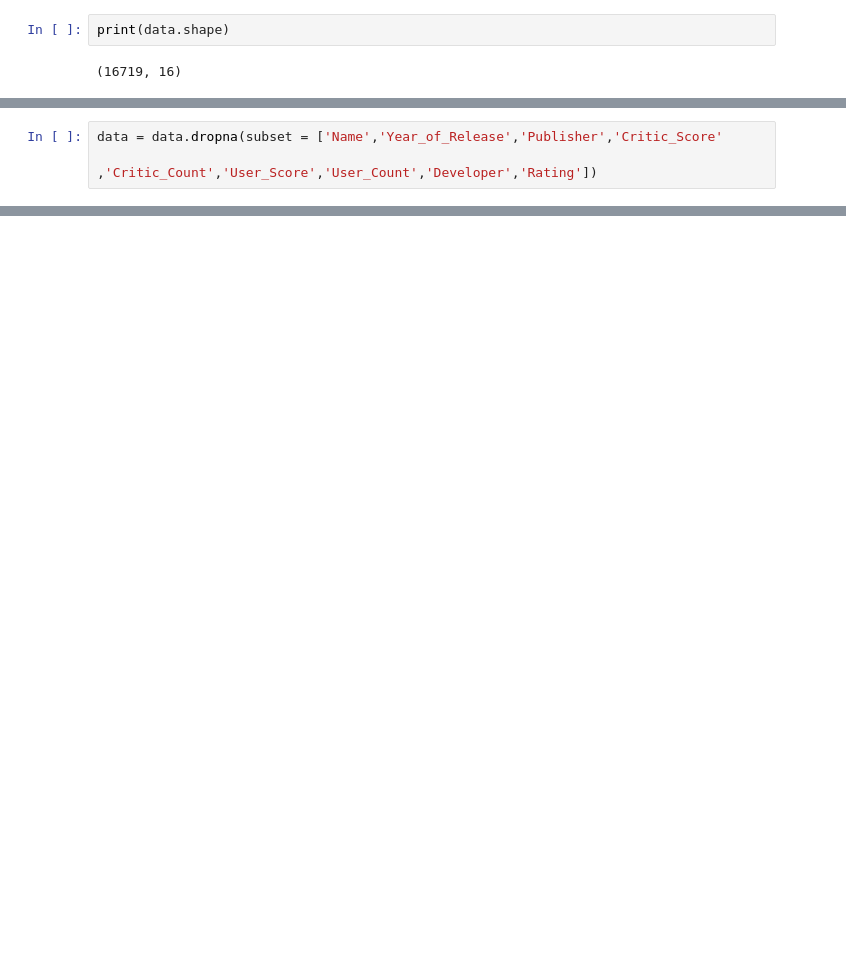
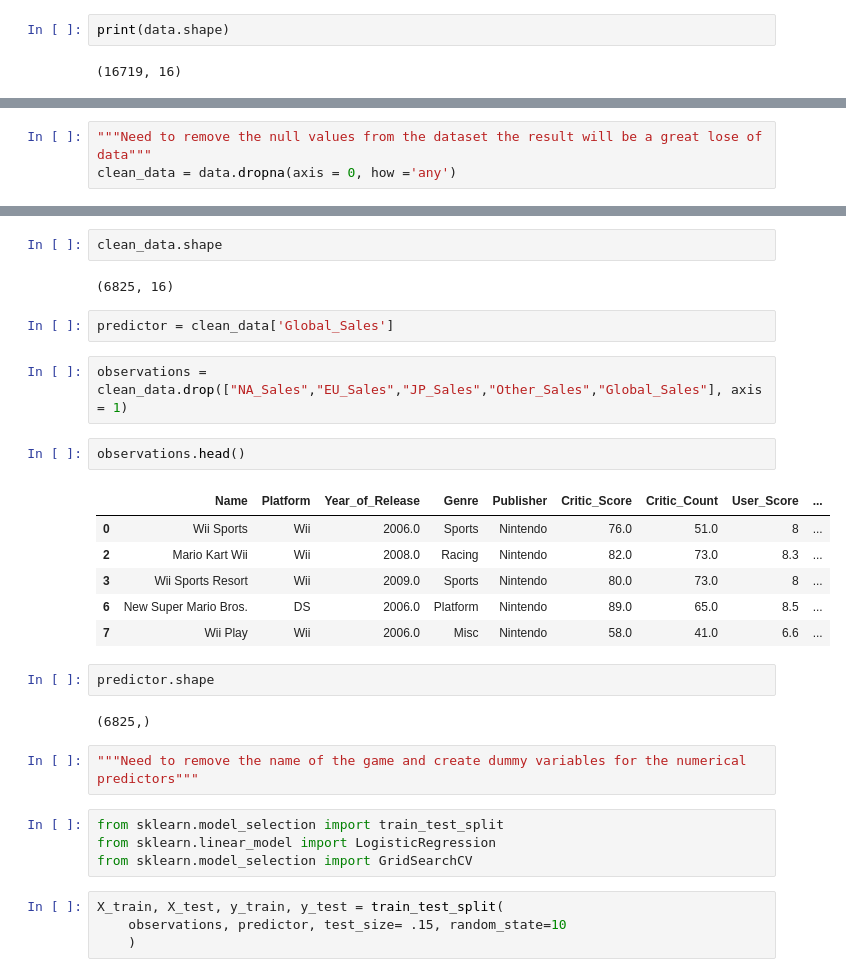
Before and after one commit to marctheshark3/Leopard-Shark-Code-Repo, a Jupyter notebook: Machine_Learning_Projects/VID_game_analysis.ipynb, the cells around one changed output, grey strips where cells are left out. Saved outputs shown, nothing was run; the diff lists cells and outputs as text; blank space fills up the shorter version.

```diff
--- a/Machine_Learning_Projects/VID_game_analysis.ipynb
+++ b/Machine_Learning_Projects/VID_game_analysis.ipynb
@@ -118,3 +55,0 @@ print(previous_num_obs)
-# %%
-data = data.dropna(subset = ['Name','Year_of_Release','Publisher','Critic_Score'
-                             ,'Critic_Count','User_Score','User_Count','Developer','Rating'])
@@ -174,0 +76,3 @@ data.head()
+# %%
+"""Need to remove the null values from the dataset the result will be a great lose of data"""
+clean_data = data.dropna(axis = 0, how ='any')
@@ -174,0 +88,31 @@ data.head()
+# %%
+clean_data.shape
+# %% [output]
+(6825, 16)
+# %%
+predictor = clean_data['Global_Sales']
+# %%
+observations = clean_data.drop(["NA_Sales","EU_Sales","JP_Sales","Other_Sales","Global_Sales"], axis = 1)
+# %%
+observations.head()
+# %% [output]
+|  | Name | Platform | Year_of_Release | Genre | Publisher | Critic_Score | Critic_Count | User_Score | ... |
+| 0 | Wii Sports | Wii | 2006.0 | Sports | Nintendo | 76.0 | 51.0 | 8 | ... |
+| 2 | Mario Kart Wii | Wii | 2008.0 | Racing | Nintendo | 82.0 | 73.0 | 8.3 | ... |
+| 3 | Wii Sports Resort | Wii | 2009.0 | Sports | Nintendo | 80.0 | 73.0 | 8 | ... |
+| 6 | New Super Mario Bros. | DS | 2006.0 | Platform | Nintendo | 89.0 | 65.0 | 8.5 | ... |
+| 7 | Wii Play | Wii | 2006.0 | Misc | Nintendo | 58.0 | 41.0 | 6.6 | ... |
+# %%
+predictor.shape
+# %% [output]
+(6825,)
+# %%
+"""Need to remove the name of the game and create dummy variables for the numerical predictors"""
+# %%
+from sklearn.model_selection import train_test_split
+from sklearn.linear_model import LogisticRegression
+from sklearn.model_selection import GridSearchCV
+# %%
+X_train, X_test, y_train, y_test = train_test_split(
+    observations, predictor, test_size= .15, random_state=10
+    )
```
Also changed, not shown: parts of 18 cells of this notebook, 1 other file.
